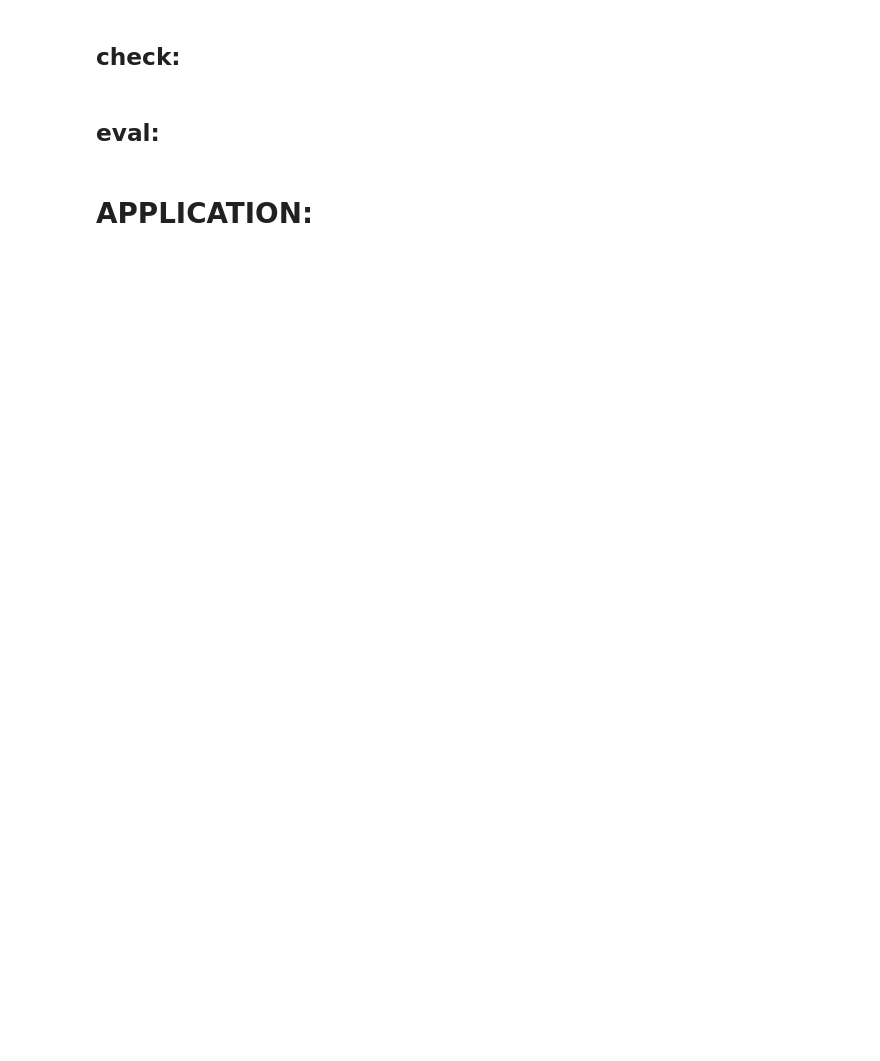
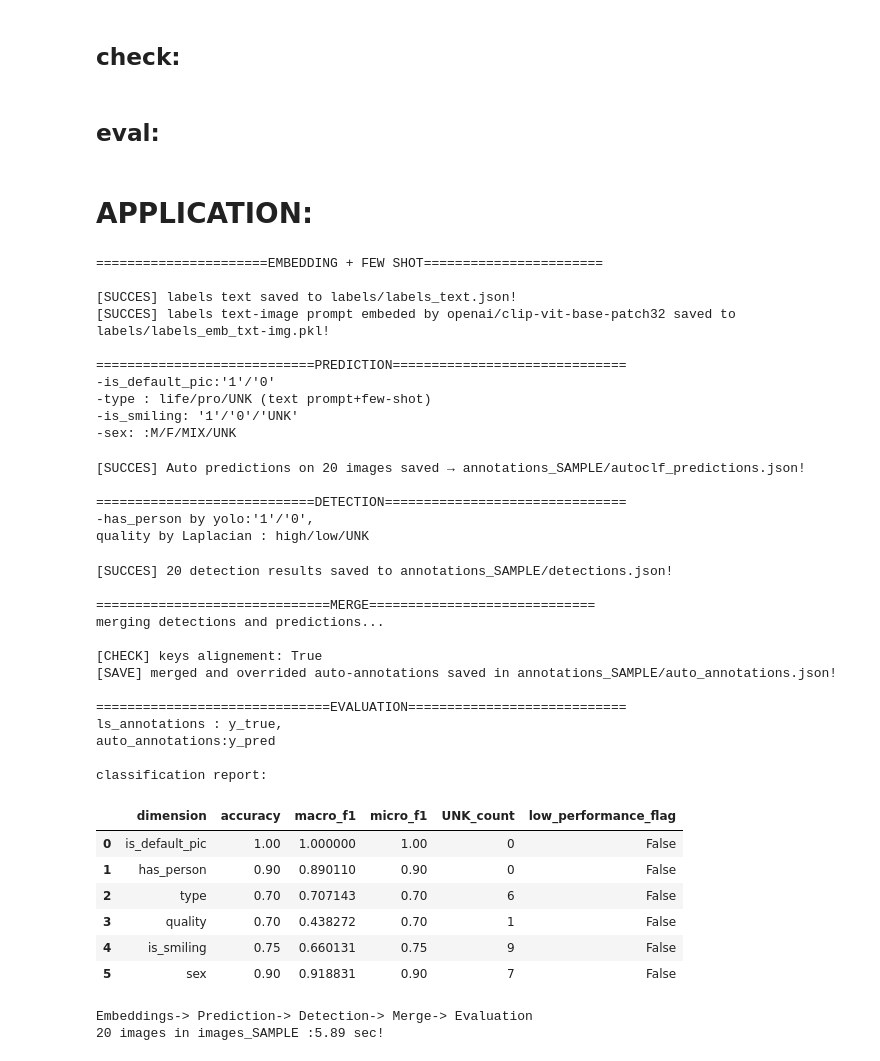
Before and after one commit to yeliu-dh/SelfPresentation_Multimodal_airbnb, a Jupyter notebook: B_images/2_test_autoclf.ipynb, the cells around one changed output. Cells and saved outputs as stored; diff of their text form; code cells hidden in the pictures; blank space fills up the shorter version.

Commit message:
autoclf

```diff
--- a/B_images/2_test_autoclf.ipynb
+++ b/B_images/2_test_autoclf.ipynb
@@ -382,0 +748,59 @@ print(len(inter))
+# %%
+
+images_folder="images_SAMPLE"
+image_emb_path="embeddings_SAMPLE/emb_SAMPLE.npz"
+labels_text_path="labels/labels_text.json"
+labels_emb_path="labels/labels_emb_txt-img.pkl"
+
+prediction_path="annotations_SAMPLE/autoclf_predictions.json"
+detection_path="annotations_SAMPLE/detections.json"
+predictions_path="annotations_SAMPLE/autoclf_predictions.json"
+auto_annotations_path="annotations_SAMPLE/auto_annotations.json"
+ls_annotations_path="annotations_SAMPLE/ls_annotations.json"
+
+autoclf(images_folder,
+            image_emb_path,
+            labels_text_path,
+            labels_emb_path,
+            prediction_path,
+            detection_path,
+            auto_annotations_path,
+            ls_annotations_path)
+# %% [output]
+======================EMBEDDING + FEW SHOT=======================
+
+[SUCCES] labels text saved to labels/labels_text.json!
+[SUCCES] labels text-image prompt embeded by openai/clip-vit-base-patch32 saved to labels/labels_emb_txt-img.pkl!
+
+============================PREDICTION==============================
+-is_default_pic:'1'/'0'
+-type : life/pro/UNK (text prompt+few-shot)
+-is_smiling: '1'/'0'/'UNK'
+-sex: :M/F/MIX/UNK
+[SUCCES] Auto predictions on 20 images saved → annotations_SAMPLE/autoclf_predictions.json!
+
+============================DETECTION===============================
+-has_person by yolo:'1'/'0',
+quality by Laplacian : high/low/UNK
+[SUCCES] 20 detection results saved to annotations_SAMPLE/detections.json!
+
+==============================MERGE=============================
+merging detections and predictions...
+
+[CHECK] keys alignement: True
+[SAVE] merged and overrided auto-annotations saved in annotations_SAMPLE/auto_annotations.json!
+
+==============================EVALUATION============================
+ls_annotations : y_true,
+auto_annotations:y_pred
+
+classification report:
+|  | dimension | accuracy | macro_f1 | micro_f1 | UNK_count | low_performance_flag |
+| 0 | is_default_pic | 1.00 | 1.000000 | 1.00 | 0 | False |
+| 1 | has_person | 0.90 | 0.890110 | 0.90 | 0 | False |
+| 2 | type | 0.70 | 0.707143 | 0.70 | 6 | False |
+| 3 | quality | 0.70 | 0.438272 | 0.70 | 1 | False |
+| 4 | is_smiling | 0.75 | 0.660131 | 0.75 | 9 | False |
+| 5 | sex | 0.90 | 0.918831 | 0.90 | 7 | False |
+Embeddings-> Prediction-> Detection-> Merge-> Evaluation
+20 images in images_SAMPLE :5.89 sec!
```
Also changed, not shown: parts of 17 cells of this notebook, 4 other files.
